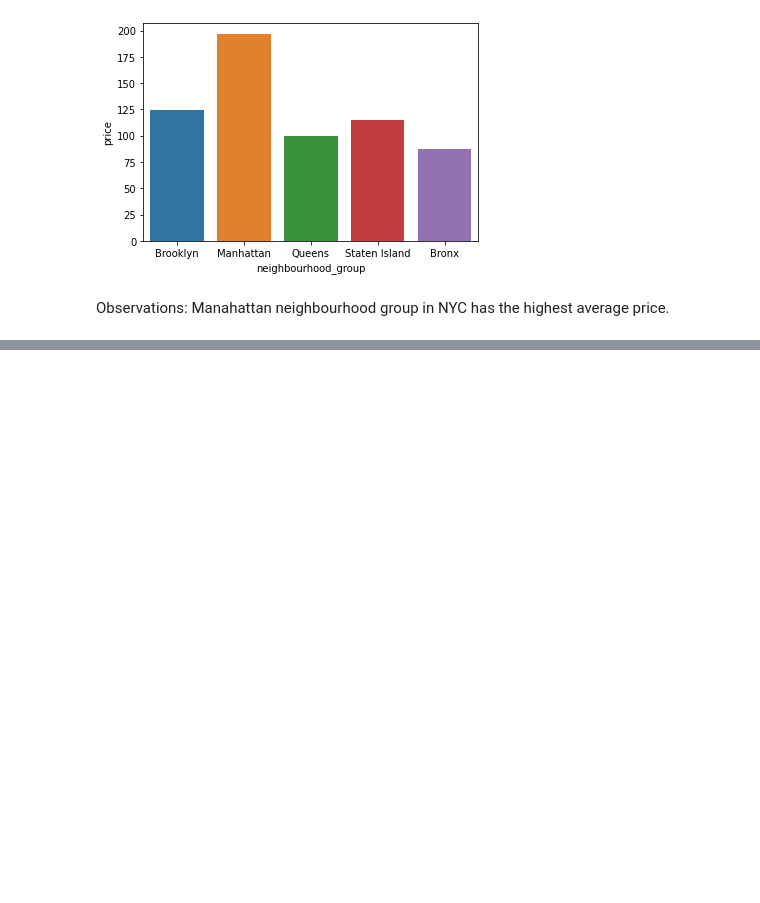
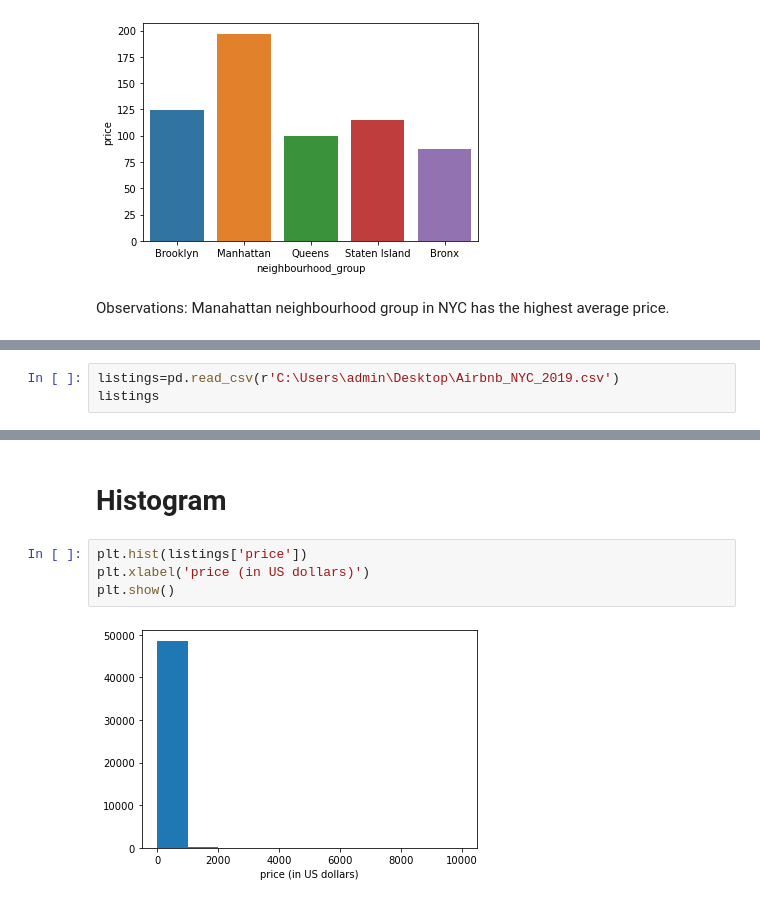
Before and after one commit to Chaliantosh/Dataanalysis-Visualizations, a Jupyter notebook: Airbnb_visualizations_usecase.ipynb, the cells around one changed output, grey strips where cells are left out. Drawn from its saved outputs; the diff is of its cells as text; blank space fills up the shorter version.

Commit message:
Quantitative Data
Histogram and Scatter plots vizualizations.

```diff
--- a/Airbnb_visualizations_usecase.ipynb
+++ b/Airbnb_visualizations_usecase.ipynb
@@ -50,0 +53,3 @@ Observations: Manahattan neighbourhood group in NYC has the highest average pric
+# %%
+listings=pd.read_csv(r'C:\Users\admin\Desktop\Airbnb_NYC_2019.csv')
+listings
@@ -50,0 +70,8 @@ Observations: Manahattan neighbourhood group in NYC has the highest average pric
+# %% [markdown]
+# Histogram
+# %%
+plt.hist(listings['price'])
+plt.xlabel('price (in US dollars)')
+plt.show()
+# %% [output]
+[figure, added]
```
Also changed, not shown: parts of 10 cells of this notebook.
